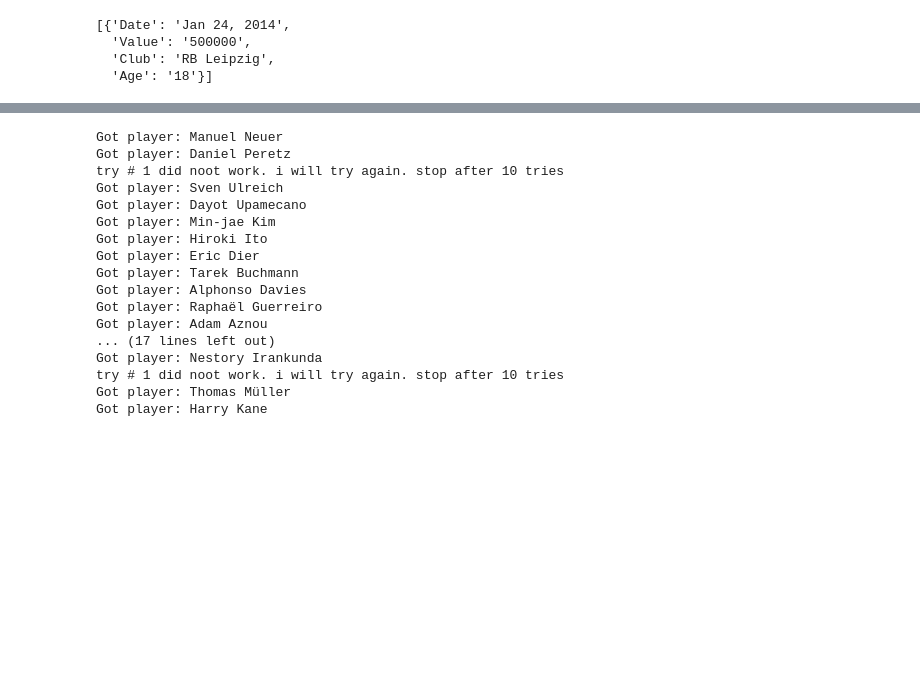
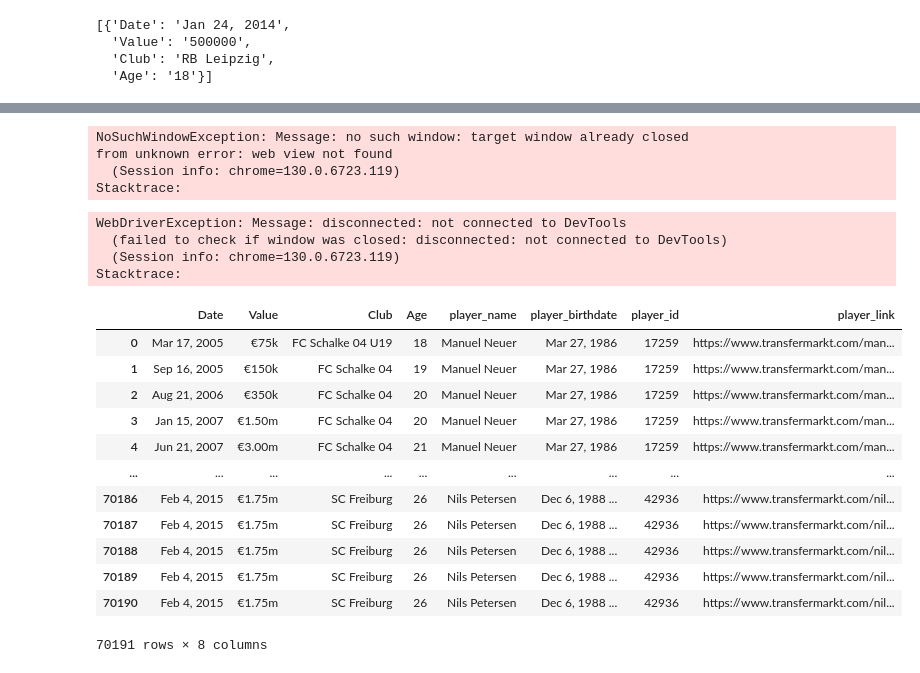
Before and after one commit to mirkoruks/MatchPredictor, a Jupyter notebook: scrape_transfermarkt.ipynb, the cells around one changed output, grey strips where cells are left out. Cells and saved outputs as stored; diff of their text form; code cells hidden in the pictures; blank space fills up the shorter version.

```diff
--- a/scrape_transfermarkt.ipynb
+++ b/scrape_transfermarkt.ipynb
@@ -237,0 +386,10 @@ def get_player_values(driver = driver):
+# %%
+print(values_raw[-1].location)
+print(e.location)
+print(e.size)
+print(88+627)
+# %% [output]
+NoSuchWindowException: Message: no such window: target window already closed
+from unknown error: web view not found
+  (Session info: chrome=130.0.6723.119)
+Stacktrace:
@@ -238,28 +398,49 @@ def get_player_values(driver = driver):
 # %%
-all_players = pd.DataFrame()
+#all_players = pd.DataFrame()
+try:
+    driver.close()
+except:
+    pass
+driver = startdriver()
+for i in player_links_unique2:
+    time.sleep(2)
+    driver.get(i)
+    if (i == player_links_unique2[0]):
+        time.sleep(3)
+        try:
+            iframe = WebDriverWait(driver, 5).until(EC.presence_of_element_located((By.ID, "sp_message_iframe_953358")))
+            driver.switch_to.frame(iframe)
+            WebDriverWait(driver, 1).until(EC.presence_of_element_located((By.XPATH, "/html/body/div/div[2]/div[3]/div[1]/div/button"))).click()
+            driver.switch_to.parent_frame()
+        except:
+            print("No cookies popup, proceed...")
+    else:
+        time.sleep(4)
 
-for i in player_links:
-    driver.get(i)
-    one_player = get_player_values(driver)
+    one_player = get_player_values(driver,url= i)
     player_id = re.sub(".*spieler/","",i)
     one_player["player_id"] = player_id
-    print(f"Got player: {one_player.loc[1,"player_name"].strip()}")
-    all_players = pd.concat([all_players, one_player], ignore_index = True)
+    one_player["player_link"] = i
+    print(f"Got player: {one_player["player_name"].tolist()[0].strip()}")
+    #all_players = pd.concat([all_players, one_player], ignore_index = True)
 # %% [output]
-Got player: Manuel Neuer
-Got player: Daniel Peretz
-try # 1 did noot work. i will try again. stop after 10 tries
-Got player: Sven Ulreich
-Got player: Dayot Upamecano
-Got player: Min-jae Kim
-Got player: Hiroki Ito
-Got player: Eric Dier
-Got player: Tarek Buchmann
-Got player: Alphonso Davies
-Got player: Raphaël Guerreiro
-Got player: Adam Aznou
-... (17 lines left out)
-Got player: Nestory Irankunda
-try # 1 did noot work. i will try again. stop after 10 tries
-Got player: Thomas Müller
-Got player: Harry Kane
+WebDriverException: Message: disconnected: not connected to DevTools
+  (failed to check if window was closed: disconnected: not connected to DevTools)
+  (Session info: chrome=130.0.6723.119)
+Stacktrace:
+# %%
+all_players
+# %% [output]
+|  | Date | Value | Club | Age | player_name | player_birthdate | player_id | player_link |
+| 0 | Mar 17, 2005 | €75k | FC Schalke 04 U19 | 18 | Manuel Neuer | Mar 27, 1986 | 17259 | https://www.transfermarkt.com/man... |
+| 1 | Sep 16, 2005 | €150k | FC Schalke 04 | 19 | Manuel Neuer | Mar 27, 1986 | 17259 | https://www.transfermarkt.com/man... |
+| 2 | Aug 21, 2006 | €350k | FC Schalke 04 | 20 | Manuel Neuer | Mar 27, 1986 | 17259 | https://www.transfermarkt.com/man... |
+| 3 | Jan 15, 2007 | €1.50m | FC Schalke 04 | 20 | Manuel Neuer | Mar 27, 1986 | 17259 | https://www.transfermarkt.com/man... |
+| 4 | Jun 21, 2007 | €3.00m | FC Schalke 04 | 21 | Manuel Neuer | Mar 27, 1986 | 17259 | https://www.transfermarkt.com/man... |
+| ... | ... | ... | ... | ... | ... | ... | ... | ... |
+| 70186 | Feb 4, 2015 | €1.75m | SC Freiburg | 26 | Nils Petersen | Dec 6, 1988 ... | 42936 | https://www.transfermarkt.com/nil... |
+| 70187 | Feb 4, 2015 | €1.75m | SC Freiburg | 26 | Nils Petersen | Dec 6, 1988 ... | 42936 | https://www.transfermarkt.com/nil... |
+| 70188 | Feb 4, 2015 | €1.75m | SC Freiburg | 26 | Nils Petersen | Dec 6, 1988 ... | 42936 | https://www.transfermarkt.com/nil... |
+| 70189 | Feb 4, 2015 | €1.75m | SC Freiburg | 26 | Nils Petersen | Dec 6, 1988 ... | 42936 | https://www.transfermarkt.com/nil... |
+| 70190 | Feb 4, 2015 | €1.75m | SC Freiburg | 26 | Nils Petersen | Dec 6, 1988 ... | 42936 | https://www.transfermarkt.com/nil... |
+70191 rows × 8 columns
```
Also changed, not shown: parts of 33 cells of this notebook, 1 other file.
